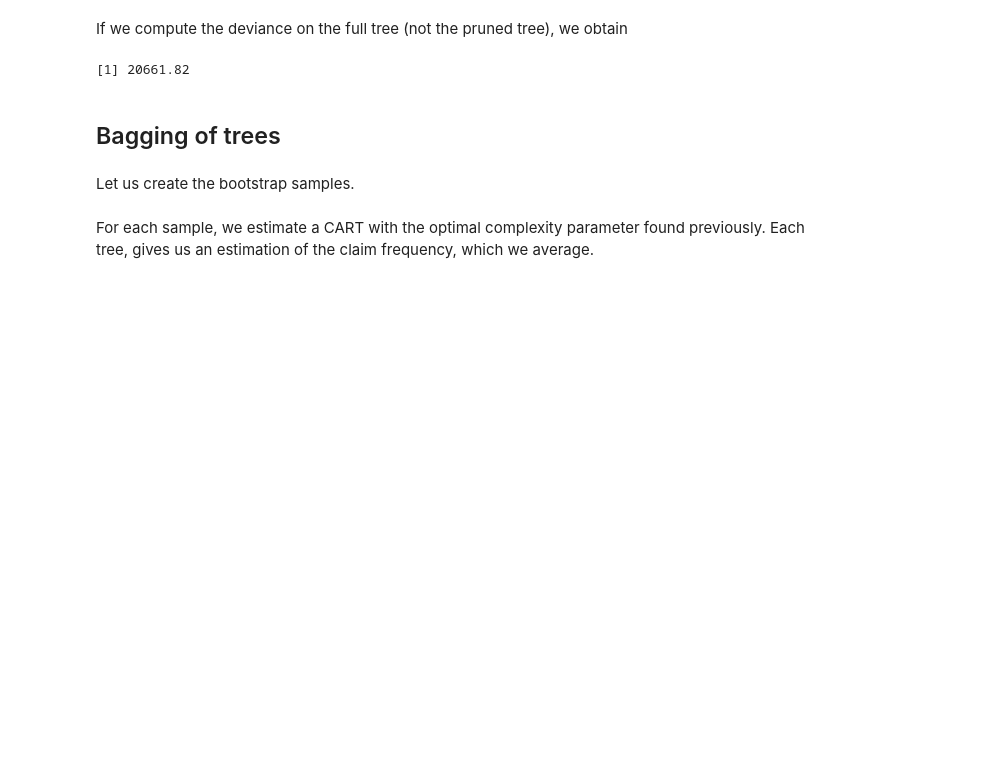
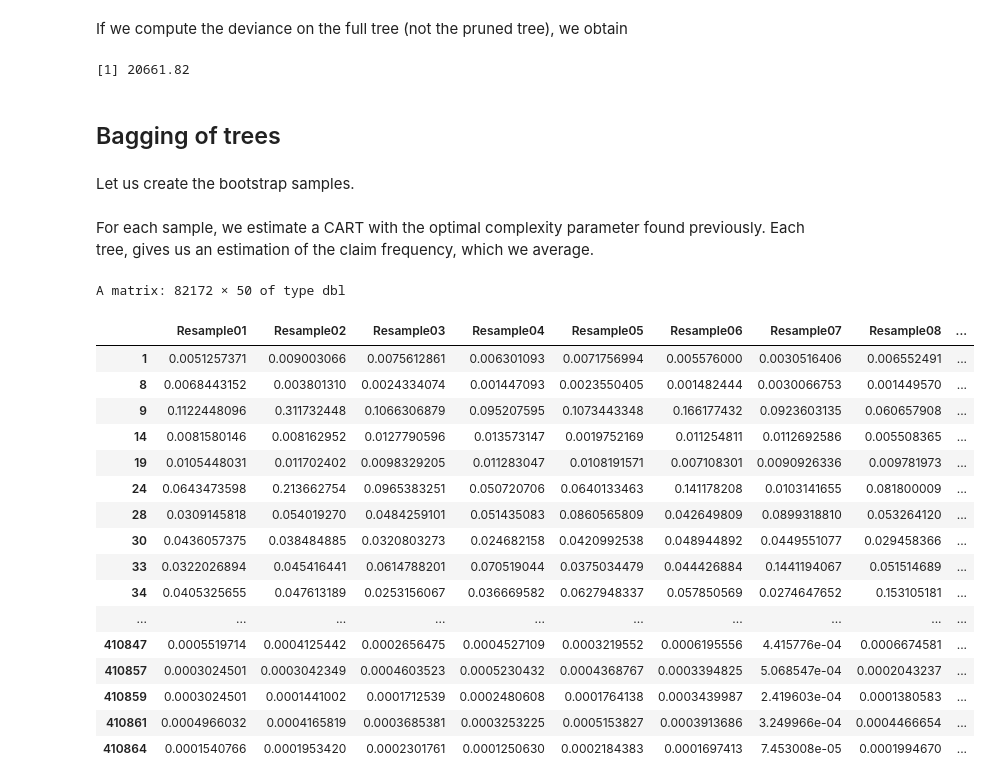
Before and after one commit to fpechon/UCLouvain-LACTU2110, a Jupyter notebook: 2. CART/2. Tree-based models - CART.ipynb, the cells around one changed output. Cells and saved outputs as stored; diff of their text form; code cells hidden in the pictures; blank space fills up the shorter version.

```diff
--- a/2. CART/2. Tree-based models - CART.ipynb
+++ b/2. CART/2. Tree-based models - CART.ipynb
@@ -411,7 +416,26 @@ bagg_cart = lapply(bootstrap_samples, function(X) {
 # %%
 pred = lapply(bagg_cart, function(X) {
     predict(X, testing_set) * testing_set$Exposure
 })
 
 pred = do.call(cbind, pred)
-pred = apply(pred, 1, mean)
+pred
+# %% [output]
+A matrix: 82172 × 50 of type dbl
+|  | Resample01 | Resample02 | Resample03 | Resample04 | Resample05 | Resample06 | Resample07 | Resample08 | ... |
+| 1 | 0.0051257371 | 0.009003066 | 0.0075612861 | 0.006301093 | 0.0071756994 | 0.005576000 | 0.0030516406 | 0.006552491 | ... |
+| 8 | 0.0068443152 | 0.003801310 | 0.0024334074 | 0.001447093 | 0.0023550405 | 0.001482444 | 0.0030066753 | 0.001449570 | ... |
+| 9 | 0.1122448096 | 0.311732448 | 0.1066306879 | 0.095207595 | 0.1073443348 | 0.166177432 | 0.0923603135 | 0.060657908 | ... |
+| 14 | 0.0081580146 | 0.008162952 | 0.0127790596 | 0.013573147 | 0.0019752169 | 0.011254811 | 0.0112692586 | 0.005508365 | ... |
+| 19 | 0.0105448031 | 0.011702402 | 0.0098329205 | 0.011283047 | 0.0108191571 | 0.007108301 | 0.0090926336 | 0.009781973 | ... |
+| 24 | 0.0643473598 | 0.213662754 | 0.0965383251 | 0.050720706 | 0.0640133463 | 0.141178208 | 0.0103141655 | 0.081800009 | ... |
+| 28 | 0.0309145818 | 0.054019270 | 0.0484259101 | 0.051435083 | 0.0860565809 | 0.042649809 | 0.0899318810 | 0.053264120 | ... |
+| 30 | 0.0436057375 | 0.038484885 | 0.0320803273 | 0.024682158 | 0.0420992538 | 0.048944892 | 0.0449551077 | 0.029458366 | ... |
+| 33 | 0.0322026894 | 0.045416441 | 0.0614788201 | 0.070519044 | 0.0375034479 | 0.044426884 | 0.1441194067 | 0.051514689 | ... |
+| 34 | 0.0405325655 | 0.047613189 | 0.0253156067 | 0.036669582 | 0.0627948337 | 0.057850569 | 0.0274647652 | 0.153105181 | ... |
+| ... | ... | ... | ... | ... | ... | ... | ... | ... | ... |
+| 410847 | 0.0005519714 | 0.0004125442 | 0.0002656475 | 0.0004527109 | 0.0003219552 | 0.0006195556 | 4.415776e-04 | 0.0006674581 | ... |
+| 410857 | 0.0003024501 | 0.0003042349 | 0.0004603523 | 0.0005230432 | 0.0004368767 | 0.0003394825 | 5.068547e-04 | 0.0002043237 | ... |
+| 410859 | 0.0003024501 | 0.0001441002 | 0.0001712539 | 0.0002480608 | 0.0001764138 | 0.0003439987 | 2.419603e-04 | 0.0001380583 | ... |
+| 410861 | 0.0004966032 | 0.0004165819 | 0.0003685381 | 0.0003253225 | 0.0005153827 | 0.0003913686 | 3.249966e-04 | 0.0004466654 | ... |
+| 410864 | 0.0001540766 | 0.0001953420 | 0.0002301761 | 0.0001250630 | 0.0002184383 | 0.0001697413 | 7.453008e-05 | 0.0001994670 | ... |
```
Also changed, not shown: parts of 13 cells of this notebook, 7 other files.
